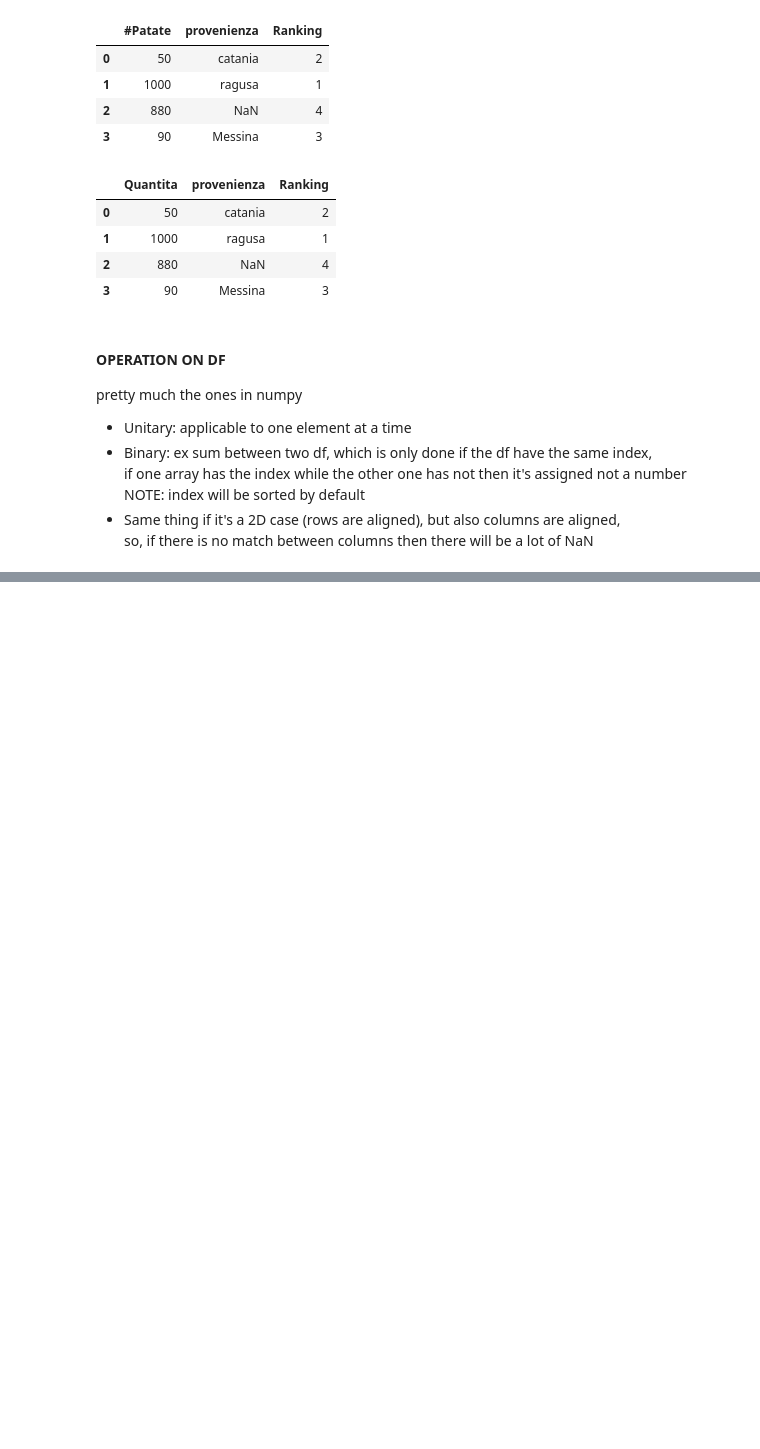
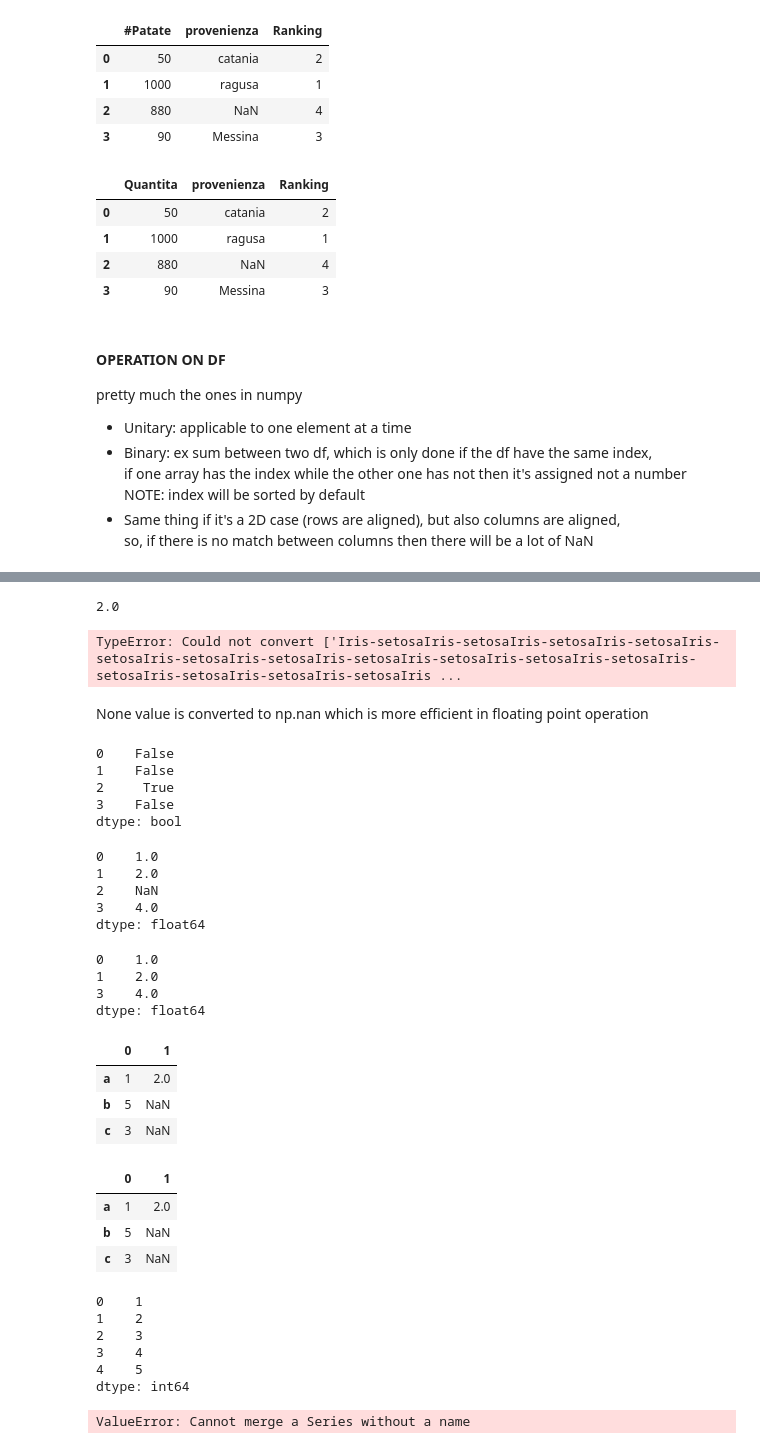
Before and after one commit to Nuzz23/01TWZSM_DataScienceLab, a Jupyter notebook: Lessons/L03_Pandas_28-10/Lesson.ipynb, the cells around one changed output, grey strips where cells are left out. Cells and saved outputs as stored; diff of their text form; code cells hidden in the pictures; blank space fills up the shorter version.

```diff
--- a/Lessons/L03_Pandas_28-10/Lesson.ipynb
+++ b/Lessons/L03_Pandas_28-10/Lesson.ipynb
@@ -228,0 +230,76 @@ TypeError: 'DataFrame' object is not callable
+# %%
+s = pd.Series([1,2,3])
+print(np.mean(s))
+
+df = pd.read_csv("iris.csv")
+df = df.drop(index=4)
+display(df.mean())
+# %% [output]
+2.0
+TypeError: Could not convert ['Iris-setosaIris-setosaIris-setosaIris-setosaIris-setosaIris-setosaIris-setosaIris-setosaIris-setosaIris-setosaIris-setosaIris-setosaIris-setosaIris-setosaIris-setosaIris ...
+# %% [markdown]
+None value is converted to np.nan which is more efficient in floating point operation
+# %%
+# is null can detected the missing values, returning a boolean mask for true if values is missing, not true otherwise
+s = pd.Series([1,2,None, 4])
+print(pd.isnull(s))
+#s[s.isnull()]=0 # replaces null values with zeros
+display(s)
+display(s.dropna()) # will drop the missing values
+# for tables is trickier cause you can remove a single element, you have to choose if you prefer to delete the entire row or the entire column
+# i can also specify if i want to delete a column if all are missing values or if just a few are to delete the associated rows instead
+# ex with all you drop rows with missing values, with columns you drop columns
+# you can also fill missing values
+
+df = pd.DataFrame([[1, 2], [5, np.nan], [3, np.nan]], index=['a', 'b', 'c'])
+df = df.dropna(how='all')
+display(df)
+
+# also exist ffill() or bfill() that fills the value with the before/after possible column value
+
+display(df.bfill())
+
+s1 =pd.Series([1,2], index=['a', 'b'])
+s2 = pd.Series([3,4,5], index=['a', 'c', 'd'])
+display(pd.concat((s1,s2), ignore_index=True)) # ignore index to give new index
+
+# i can also concatenate vertically dataFrame (more risky to do it horizontally)
+# if i stack vertically and columns are missing or are in excess you can expect a lot of nan
+
+# Merge function, i can merge two dataFrames, by default they are joined on all common columns
+# otherwise i can specify a single column to be merged on, or also the indexes (right/left)
+
+# the joining can be performed just like in databases 1-1 1-N or N-N '1:1'
+
+
+df2 = pd.DataFrame([1,2])
+# %% [output]
+0    False
+1    False
+2     True
+3    False
+dtype: bool
+0    1.0
+1    2.0
+2    NaN
+3    4.0
+dtype: float64
+0    1.0
+1    2.0
+3    4.0
+dtype: float64
+|  | 0 | 1 |
+| a | 1 | 2.0 |
+| b | 5 | NaN |
+| c | 3 | NaN |
+|  | 0 | 1 |
+| a | 1 | 2.0 |
+| b | 5 | NaN |
+| c | 3 | NaN |
+0    1
+1    2
+2    3
+3    4
+4    5
+dtype: int64
+ValueError: Cannot merge a Series without a name
```
Also changed, not shown: parts of 7 cells of this notebook, 3 other files.
